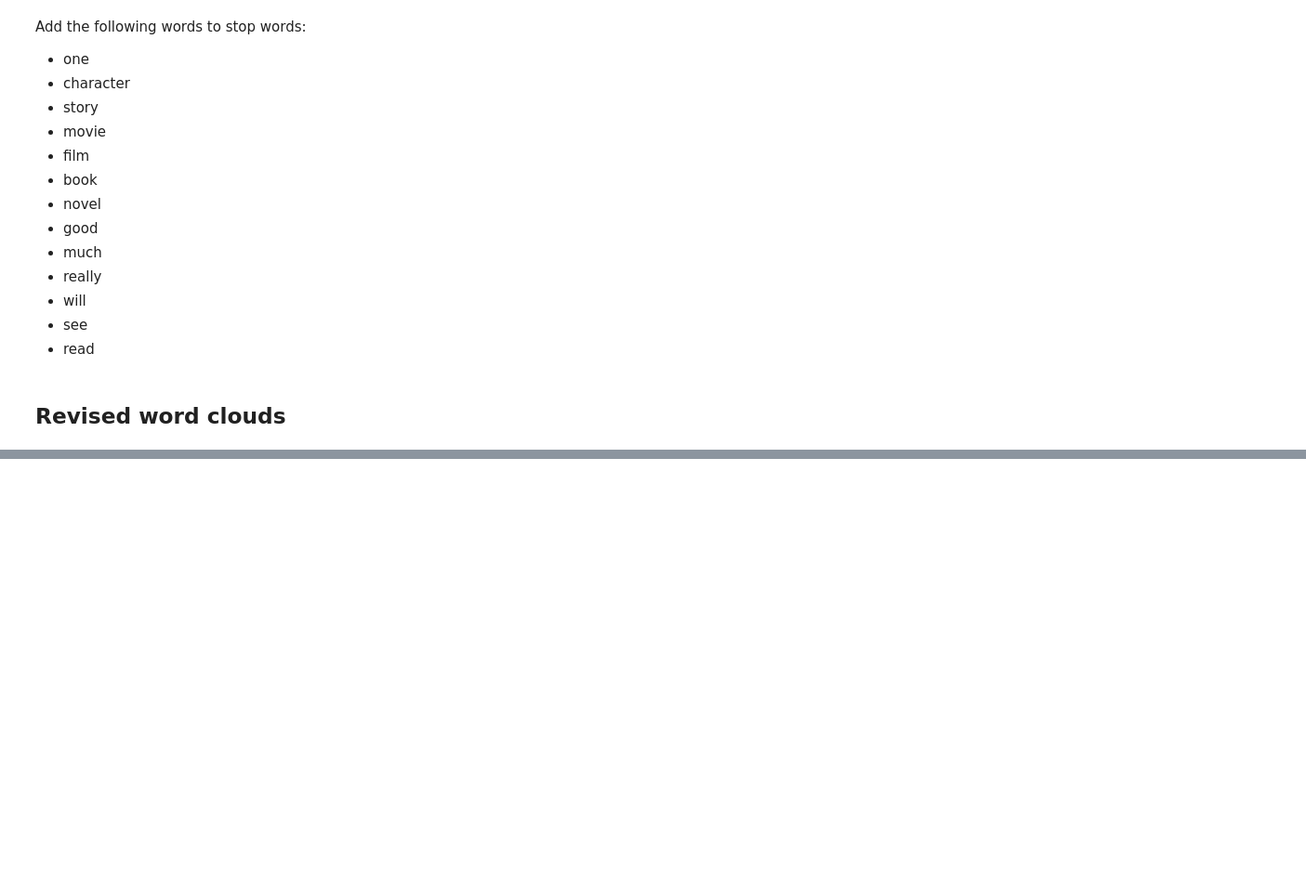
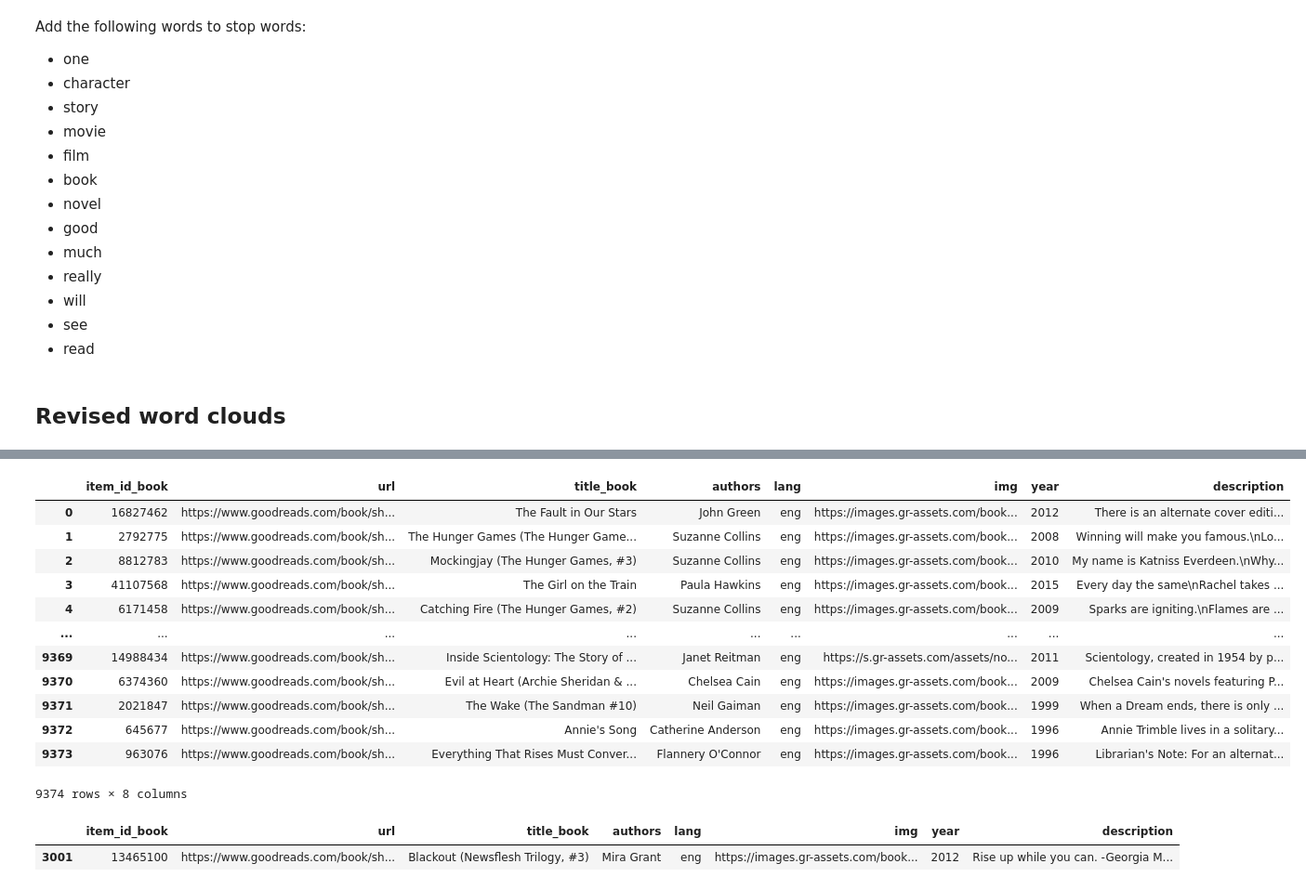
Before and after one commit to arostagnat/BookMatch, a Jupyter notebook: notebooks/word_clouds.ipynb, the cells around one changed output, grey strips where cells are left out. Shown at 93% size. Saved outputs shown, nothing was run; the diff lists cells and outputs as text; code cells hidden in the pictures; blank space fills up the shorter version.

```diff
--- a/notebooks/word_clouds.ipynb
+++ b/notebooks/word_clouds.ipynb
@@ -142,0 +149,23 @@ X_cluster_details[X_cluster_details.clustering_label_bert==18]
+# %%
+metadata_books = pd.read_json("/Users/egmac/code/arostagnat/BookMatch/data/raw_data/raw_book/metadata.json", lines=True)
+metadata_books = metadata_books.rename(columns={"title":"title_book","item_id":"item_id_book"})
+metadata_books
+# %% [output]
+|  | item_id_book | url | title_book | authors | lang | img | year | description |
+| 0 | 16827462 | https://www.goodreads.com/book/sh... | The Fault in Our Stars | John Green | eng | https://images.gr-assets.com/book... | 2012 | There is an alternate cover editi... |
+| 1 | 2792775 | https://www.goodreads.com/book/sh... | The Hunger Games (The Hunger Game... | Suzanne Collins | eng | https://images.gr-assets.com/book... | 2008 | Winning will make you famous.\nLo... |
+| 2 | 8812783 | https://www.goodreads.com/book/sh... | Mockingjay (The Hunger Games, #3) | Suzanne Collins | eng | https://images.gr-assets.com/book... | 2010 | My name is Katniss Everdeen.\nWhy... |
+| 3 | 41107568 | https://www.goodreads.com/book/sh... | The Girl on the Train | Paula Hawkins | eng | https://images.gr-assets.com/book... | 2015 | Every day the same\nRachel takes ... |
+| 4 | 6171458 | https://www.goodreads.com/book/sh... | Catching Fire (The Hunger Games, #2) | Suzanne Collins | eng | https://images.gr-assets.com/book... | 2009 | Sparks are igniting.\nFlames are ... |
+| ... | ... | ... | ... | ... | ... | ... | ... | ... |
+| 9369 | 14988434 | https://www.goodreads.com/book/sh... | Inside Scientology: The Story of ... | Janet Reitman | eng | https://s.gr-assets.com/assets/no... | 2011 | Scientology, created in 1954 by p... |
+| 9370 | 6374360 | https://www.goodreads.com/book/sh... | Evil at Heart (Archie Sheridan & ... | Chelsea Cain | eng | https://images.gr-assets.com/book... | 2009 | Chelsea Cain's novels featuring P... |
+| 9371 | 2021847 | https://www.goodreads.com/book/sh... | The Wake (The Sandman #10) | Neil Gaiman | eng | https://images.gr-assets.com/book... | 1999 | When a Dream ends, there is only ... |
+| 9372 | 645677 | https://www.goodreads.com/book/sh... | Annie's Song | Catherine Anderson | eng | https://images.gr-assets.com/book... | 1996 | Annie Trimble lives in a solitary... |
+| 9373 | 963076 | https://www.goodreads.com/book/sh... | Everything That Rises Must Conver... | Flannery O'Connor | eng | https://images.gr-assets.com/book... | 1996 | Librarian's Note: For an alternat... |
+9374 rows × 8 columns
+# %%
+metadata_books[metadata_books.item_id_book == 13465100.0]
+# %% [output]
+|  | item_id_book | url | title_book | authors | lang | img | year | description |
+| 3001 | 13465100 | https://www.goodreads.com/book/sh... | Blackout (Newsflesh Trilogy, #3) | Mira Grant | eng | https://images.gr-assets.com/book... | 2012 | Rise up while you can. -Georgia M... |
```
Also changed, not shown: parts of 7 cells of this notebook, 2 other files.
